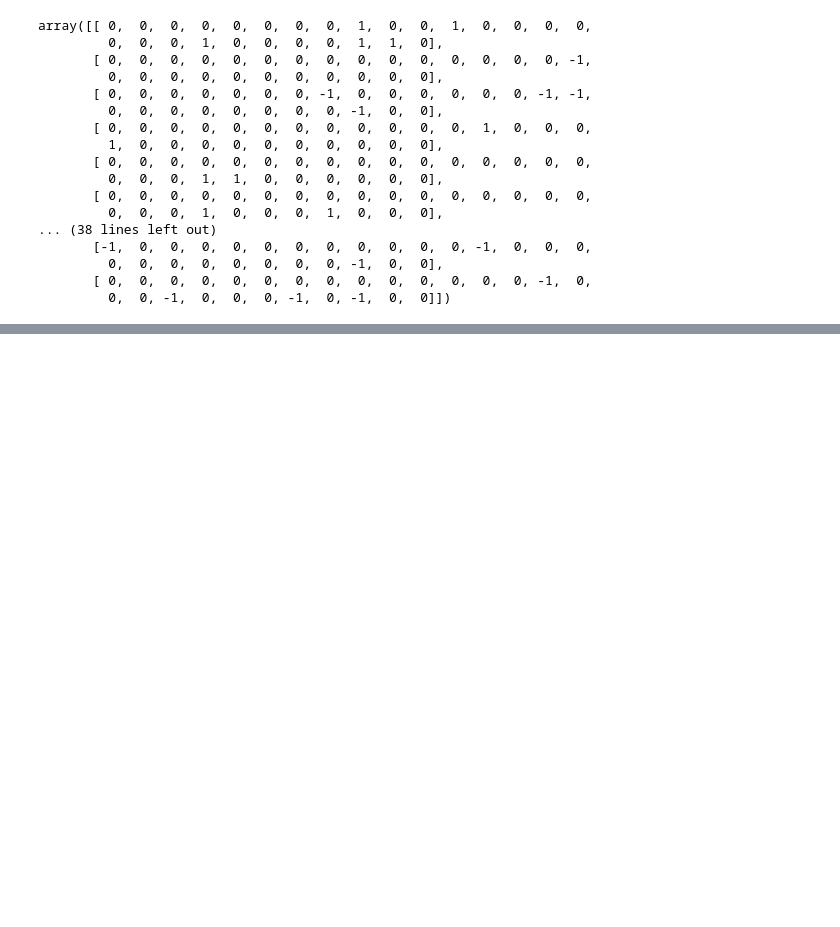
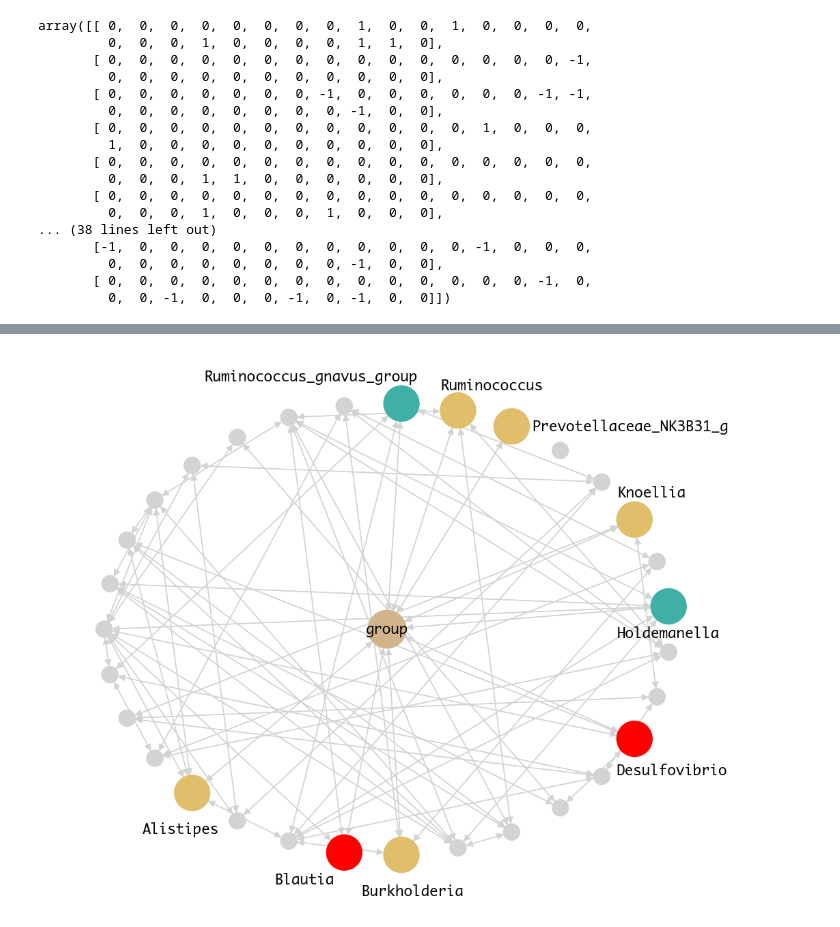
Before and after one commit to nzhang20/Causal-Discovery-on-Gut-Microbial-Data-for-Disease-Risk-Prediction, a Jupyter notebook: notebooks/poster-figures.ipynb, the cells around one changed output, grey strips where cells are left out. Drawn from its saved outputs; the diff is of its cells as text; code cells hidden in the pictures; blank space fills up the shorter version.

```diff
--- a/notebooks/poster-figures.ipynb
+++ b/notebooks/poster-figures.ipynb
@@ -79,0 +145,13 @@ heatmap(t2d_causal_graph.graph, list(data_loglasso.columns), list(data_loglasso.
+# %%
+otu_table = pd.read_csv(otu_table_fp, index_col=0)
+filtered_otu_table = filter_rare_otus(otu_table, rare_otu_threshold)
+metadata = pd.read_csv(metadata_fp, index_col=0)
+
+merged = pd.concat([metadata, filtered_otu_table], axis=1)
+healthy = merged[merged[disease_col] == 0] #.drop(columns=[disease_col])
+diseased = merged[merged[disease_col] == 1] #.drop(columns=[disease_col])
+# %%
+#pcos-outcome network
+data_loglasso = prune_lasso(merged, metadata, f'../data/{disease}/lasso_covariates_{transformation}.txt')
+print(data_loglasso.shape)
+t2d_causal_graph = run_cdnod(data_loglasso, disease, f'/{disease}/cdnod_{transformation}')
@@ -79,0 +178,2 @@ heatmap(t2d_causal_graph.graph, list(data_loglasso.columns), list(data_loglasso.
+# %%
+proxy_labels = list(data_loglasso.columns)
@@ -79,0 +184,3 @@ heatmap(t2d_causal_graph.graph, list(data_loglasso.columns), list(data_loglasso.
+# %%
+adj_mat = t2d_causal_graph.graph
+adj_mat
@@ -79,0 +195,70 @@ heatmap(t2d_causal_graph.graph, list(data_loglasso.columns), list(data_loglasso.
+# %%
+white_ = [0]
+teal_ = [17, 24]
+yellow_ = [5, 9, 19, 23, 22]
+red_ = [8, 14]
+
+G_2 = nx.from_numpy_array(np.array(adj_mat), create_using=nx.DiGraph)
+all_nodes = list(G_2.nodes)
+
+
+node_colors = ['lightgray'] * len(G_2.nodes)
+node_sizes = [300] * len(G_2.nodes)
+
+for idx in white_:
+    node_colors[idx] = '#D2B48C'
+    node_sizes[idx] = 1600
+
+for idx in teal_:
+    node_colors[idx] = '#40B0A6'
+    node_sizes[idx] = 1400
+
+for idx in yellow_:
+    node_colors[idx] = '#E1BE6A'
+    node_sizes[idx] = 1400
+
+for idx in red_:
+    node_colors[idx] = 'red'
+    node_sizes[idx] = 1400
+
+
+shell_layout = [[0]]
+other_nodes = [n for n in range(1, len(G_2.nodes))]
+shell_layout.append(other_nodes)
+
+
+plt.figure(figsize=(10, 8))
+pos_2 = nx.shell_layout(G_2, nlist=shell_layout)
+
+nx.draw(G_2, pos_2, with_labels=False, node_color=node_colors, node_size=node_sizes, edge_color='lightgray', arrows=True, arrowsize=15)
+
+labels = {}
+for idx in white_:
+    labels[idx] = proxy_labels[idx]
+for idx in teal_:
+    labels[idx] = proxy_labels[idx]
+for idx in yellow_:
+    labels[idx] = proxy_labels[idx]
+for idx in red_:
+    labels[idx] = proxy_labels[idx]
+
+label_pos = pos_2.copy()
+label_pos[yellow_[0]] = (label_pos[yellow_[0]][0] -0.02, label_pos[yellow_[0]][1] - 0.08)
+label_pos[yellow_[1]] = (label_pos[yellow_[1]][0] + 0.02, label_pos[yellow_[1]][1] - 0.08)
+label_pos[yellow_[2]] = (label_pos[yellow_[2]][0] + 0.03, label_pos[yellow_[2]][1] + 0.06)
+label_pos[yellow_[3]] = (label_pos[yellow_[3]][0] + 0.06, label_pos[yellow_[3]][1] + 0.055)
+label_pos[yellow_[4]] = (label_pos[yellow_[4]][0] + 0.24, label_pos[yellow_[4]][1])
+
+
+label_pos[red_[0]] = (label_pos[red_[0]][0] -0.07, label_pos[red_[0]][1] - 0.06)
+label_pos[red_[1]] = (label_pos[red_[1]][0] +0.065, label_pos[red_[1]][1] - 0.07)
+label_pos[teal_[0]] = (label_pos[teal_[0]][0], label_pos[teal_[0]][1] - 0.06)
+label_pos[teal_[1]] = (label_pos[teal_[1]][0]-0.16, label_pos[teal_[1]][1] + 0.06)
+
+
+nx.draw_networkx_labels(G_2, label_pos, labels=labels, font_color='black', font_family="monaco", font_size=15)
+
+plt.axis('off')
+plt.show()
+# %% [output]
+[figure, added]
```
Also changed, not shown: parts of 9 cells of this notebook.
